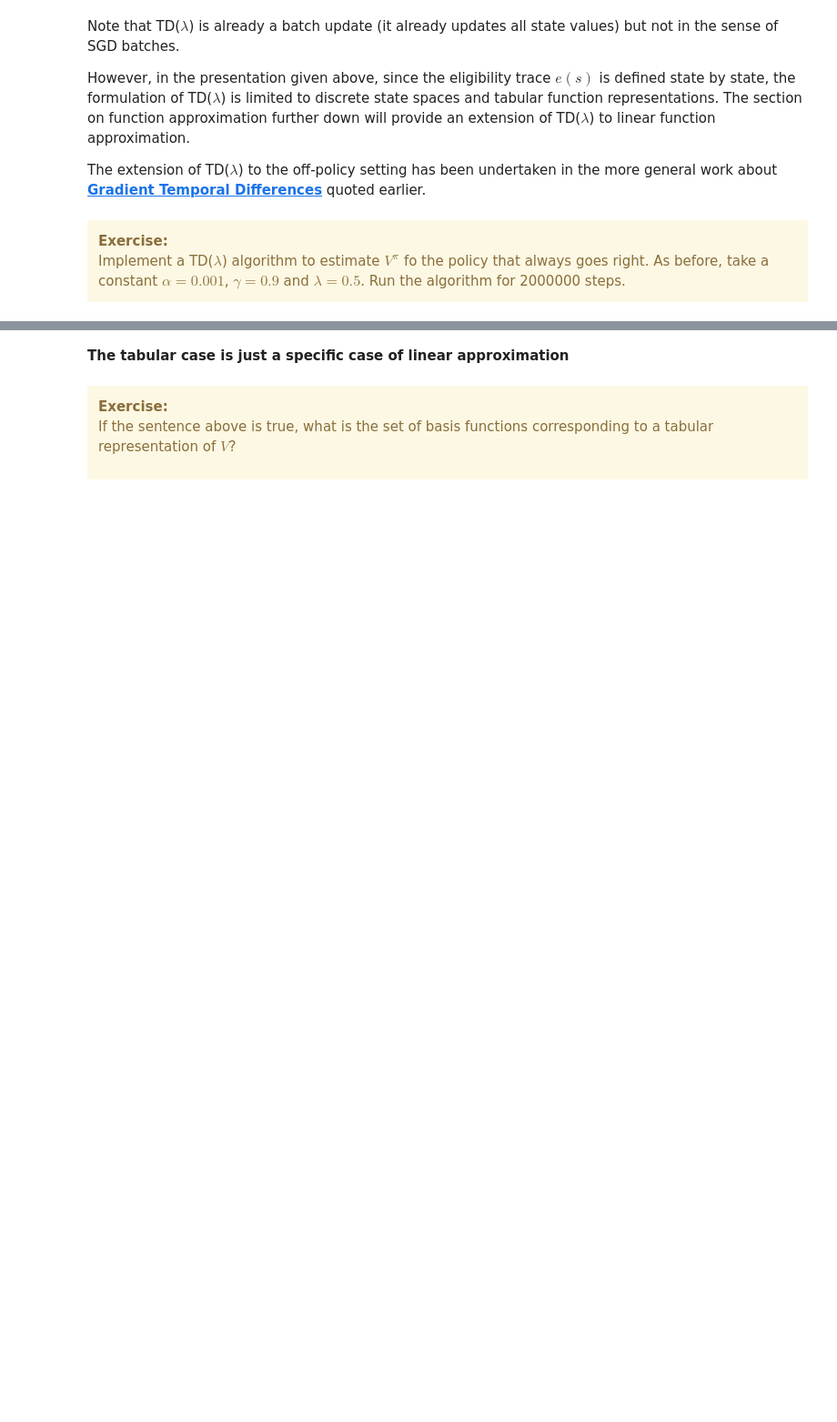
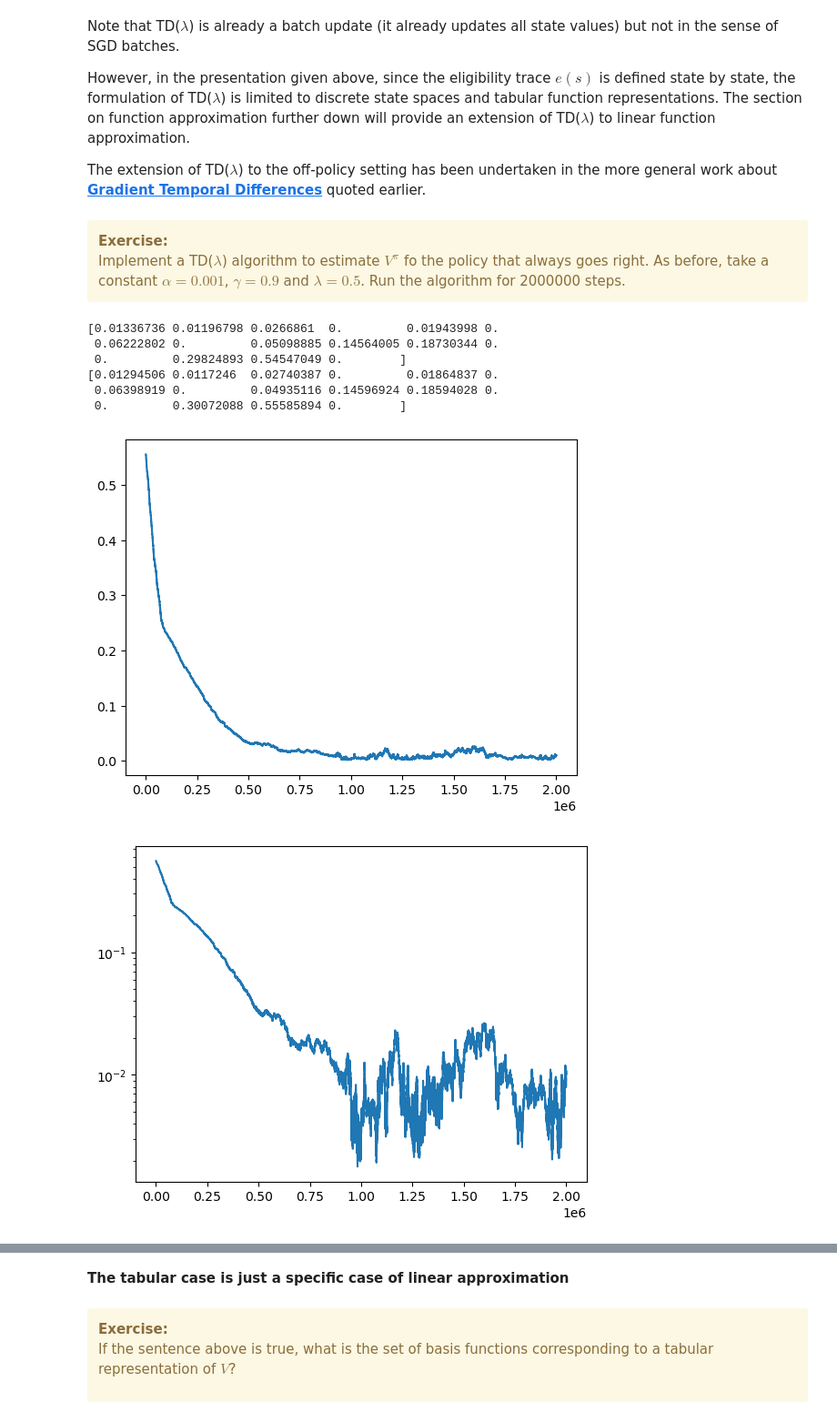
Before and after one commit to erachelson/RLclass_MVA, a Jupyter notebook: notebooks/RL3 - Learning value functions.ipynb, the cells around one changed output, grey strips where cells are left out. Shown at 91% size. Saved outputs shown, nothing was run; the diff lists cells and outputs as text; code cells hidden in the pictures; blank space fills up the shorter version.

```diff
--- a/notebooks/RL3 - Learning value functions.ipynb
+++ b/notebooks/RL3 - Learning value functions.ipynb
@@ -1108 +1142,38 @@ Implement a TD($\lambda$) algorithm to estimate $V^\pi$ fo the policy that alway
+# %%
+import gymnasium as gym
+import gymnasium.envs.toy_text.frozen_lake as fl
+import numpy as np
+from solutions.fl_policy_eval_iter_mat2 import policy_eval_iter_mat2
+%matplotlib inline
+import matplotlib.pyplot as plt
+
+env = gym.make('FrozenLake-v1', render_mode="ansi")
+pi0 = fl.RIGHT*np.ones((env.observation_space.n),dtype=int)
+
+# Model-based value function computation
+V_pi0, residuals = policy_eval_iter_mat2(env,pi0,1e-4,10000)
+
+# TD(lambda) estimation
+gamma = 0.9
+lambd = 0.5
+alpha = 0.001
+max_steps = 2000000
+Vinit = np.zeros((env.observation_space.n))
+Vtdl, error = TDlambda_Veval(env, pi0, max_steps, alpha, gamma, lambd, Vinit, V_pi0)
+
+# Display results
+print(Vtdl)
+print(V_pi0)
+plt.plot(error)
+plt.figure()
+plt.semilogy(error);
+# %% [output]
+[0.01336736 0.01196798 0.0266861  0.         0.01943998 0.
+ 0.06222802 0.         0.05098885 0.14564005 0.18730344 0.
+ 0.         0.29824893 0.54547049 0.        ]
+[0.01294506 0.0117246  0.02740387 0.         0.01864837 0.
+ 0.06398919 0.         0.04935116 0.14596924 0.18594028 0.
+ 0.         0.30072088 0.55585894 0.        ]
+[figure, added]
+[figure, added]
 # %% [markdown]
```
Also changed, not shown: parts of 22 cells of this notebook, 6 other files.
